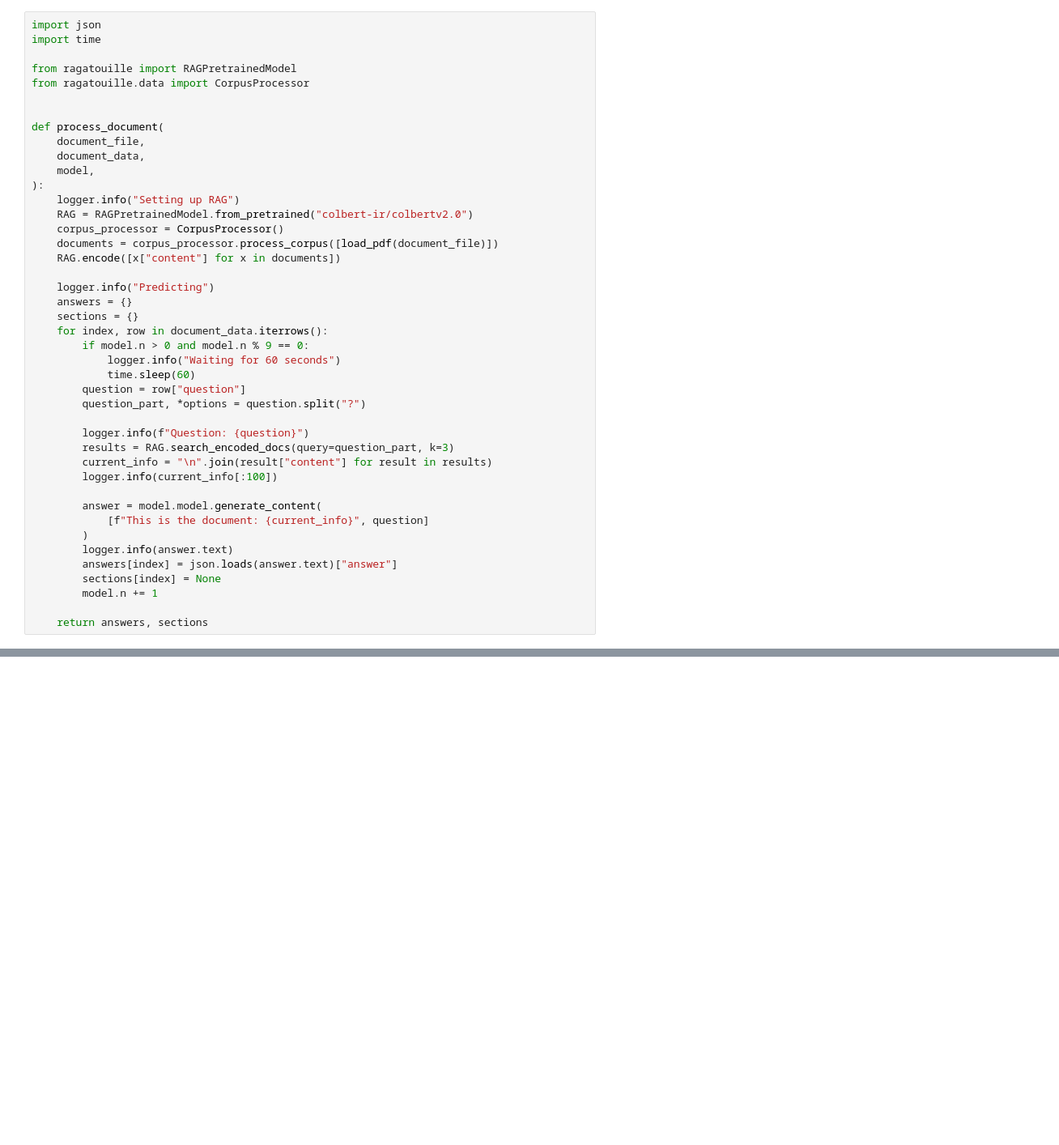
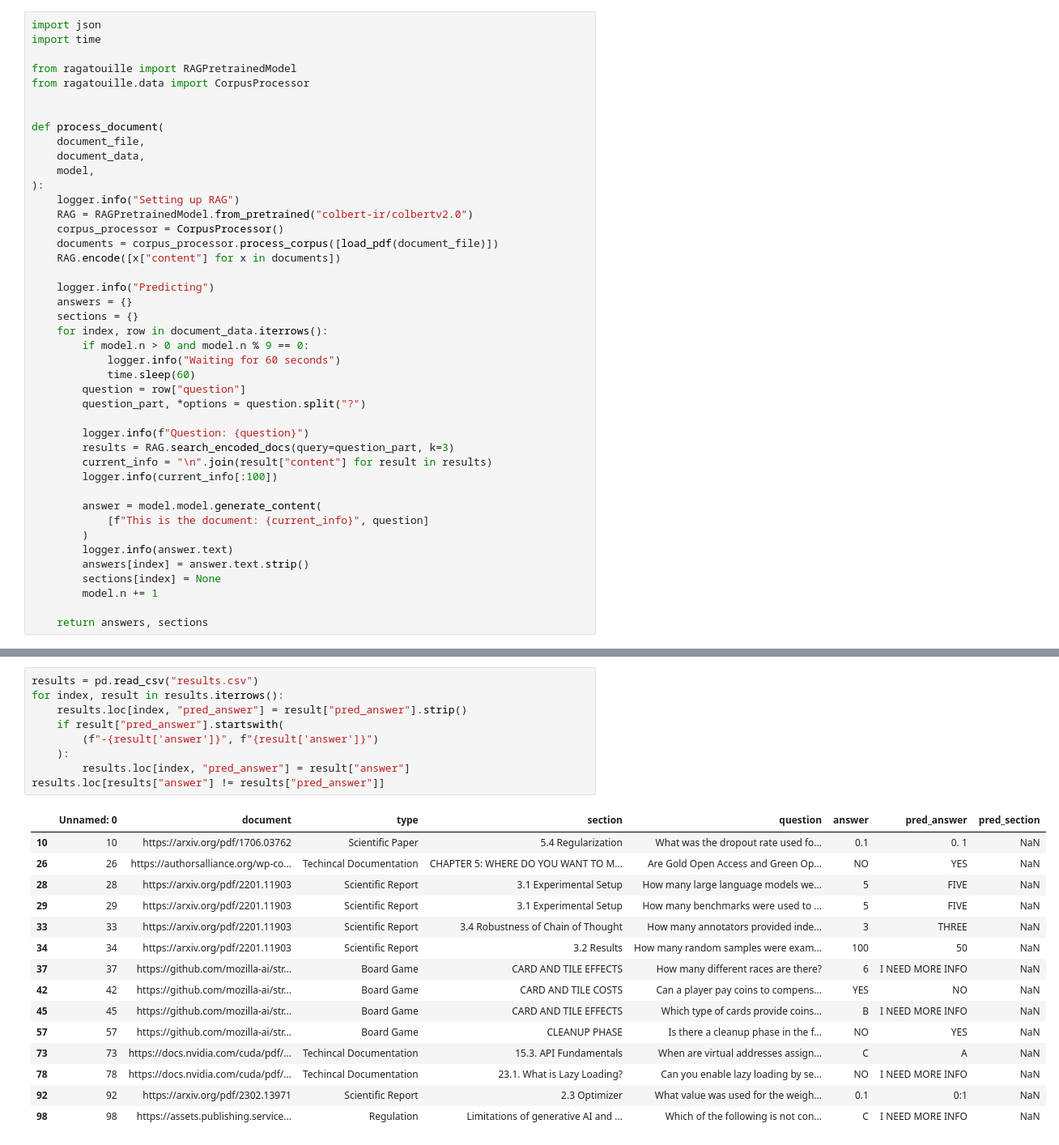
Before and after one commit to mozilla-ai/structured-qa, a Jupyter notebook: benchmark/gemini_RAGatouille.ipynb, the cells around one changed output, grey strips where cells are left out. Shown at 81% size. Saved outputs shown, nothing was run; the diff lists cells and outputs as text; blank space fills up the shorter version.

```diff
--- a/benchmark/gemini_RAGatouille.ipynb
+++ b/benchmark/gemini_RAGatouille.ipynb
@@ -143,7 +143,7 @@ def process_document(
             [f"This is the document: {current_info}", question]
         )
         logger.info(answer.text)
-        answers[index] = json.loads(answer.text)["answer"]
+        answers[index] = answer.text.strip()
         sections[index] = None
         model.n += 1
 
@@ -287,3 +273,28 @@ results.loc[results["answer"] != results["pred_answer"]]
+# %%
+results = pd.read_csv("results.csv")
+for index, result in results.iterrows():
+    results.loc[index, "pred_answer"] = result["pred_answer"].strip()
+    if result["pred_answer"].startswith(
+        (f"-{result['answer']}", f"{result['answer']}")
+    ):
+        results.loc[index, "pred_answer"] = result["answer"]
+results.loc[results["answer"] != results["pred_answer"]]
+# %% [output]
+|  | Unnamed: 0 | document | type | section | question | answer | pred_answer | pred_section |
+| 10 | 10 | https://arxiv.org/pdf/1706.03762 | Scientific Paper | 5.4 Regularization | What was the dropout rate used fo... | 0.1 | 0. 1 | NaN |
+| 26 | 26 | https://authorsalliance.org/wp-co... | Techincal Documentation | CHAPTER 5: WHERE DO YOU WANT TO M... | Are Gold Open Access and Green Op... | NO | YES | NaN |
+| 28 | 28 | https://arxiv.org/pdf/2201.11903 | Scientific Report | 3.1 Experimental Setup | How many large language models we... | 5 | FIVE | NaN |
+| 29 | 29 | https://arxiv.org/pdf/2201.11903 | Scientific Report | 3.1 Experimental Setup | How many benchmarks were used to ... | 5 | FIVE | NaN |
+| 33 | 33 | https://arxiv.org/pdf/2201.11903 | Scientific Report | 3.4 Robustness of Chain of Thought | How many annotators provided inde... | 3 | THREE | NaN |
+| 34 | 34 | https://arxiv.org/pdf/2201.11903 | Scientific Report | 3.2 Results | How many random samples were exam... | 100 | 50 | NaN |
+| 37 | 37 | https://github.com/mozilla-ai/str... | Board Game | CARD AND TILE EFFECTS | How many different races are there? | 6 | I NEED MORE INFO | NaN |
+| 42 | 42 | https://github.com/mozilla-ai/str... | Board Game | CARD AND TILE COSTS | Can a player pay coins to compens... | YES | NO | NaN |
+| 45 | 45 | https://github.com/mozilla-ai/str... | Board Game | CARD AND TILE EFFECTS | Which type of cards provide coins... | B | I NEED MORE INFO | NaN |
+| 57 | 57 | https://github.com/mozilla-ai/str... | Board Game | CLEANUP PHASE | Is there a cleanup phase in the f... | NO | YES | NaN |
+| 73 | 73 | https://docs.nvidia.com/cuda/pdf/... | Techincal Documentation | 15.3. API Fundamentals | When are virtual addresses assign... | C | A | NaN |
+| 78 | 78 | https://docs.nvidia.com/cuda/pdf/... | Techincal Documentation | 23.1. What is Lazy Loading? | Can you enable lazy loading by se... | NO | I NEED MORE INFO | NaN |
+| 92 | 92 | https://arxiv.org/pdf/2302.13971 | Scientific Report | 2.3 Optimizer | What value was used for the weigh... | 0.1 | 0:1 | NaN |
+| 98 | 98 | https://assets.publishing.service... | Regulation | Limitations of generative AI and ... | Which of the following is not con... | C | I NEED MORE INFO | NaN |
 # %%
 accuracy = sum(results["answer"] == results["pred_answer"]) / len(results)
 accuracy
```
Also changed, not shown: parts of 6 cells of this notebook, 5 other files.
